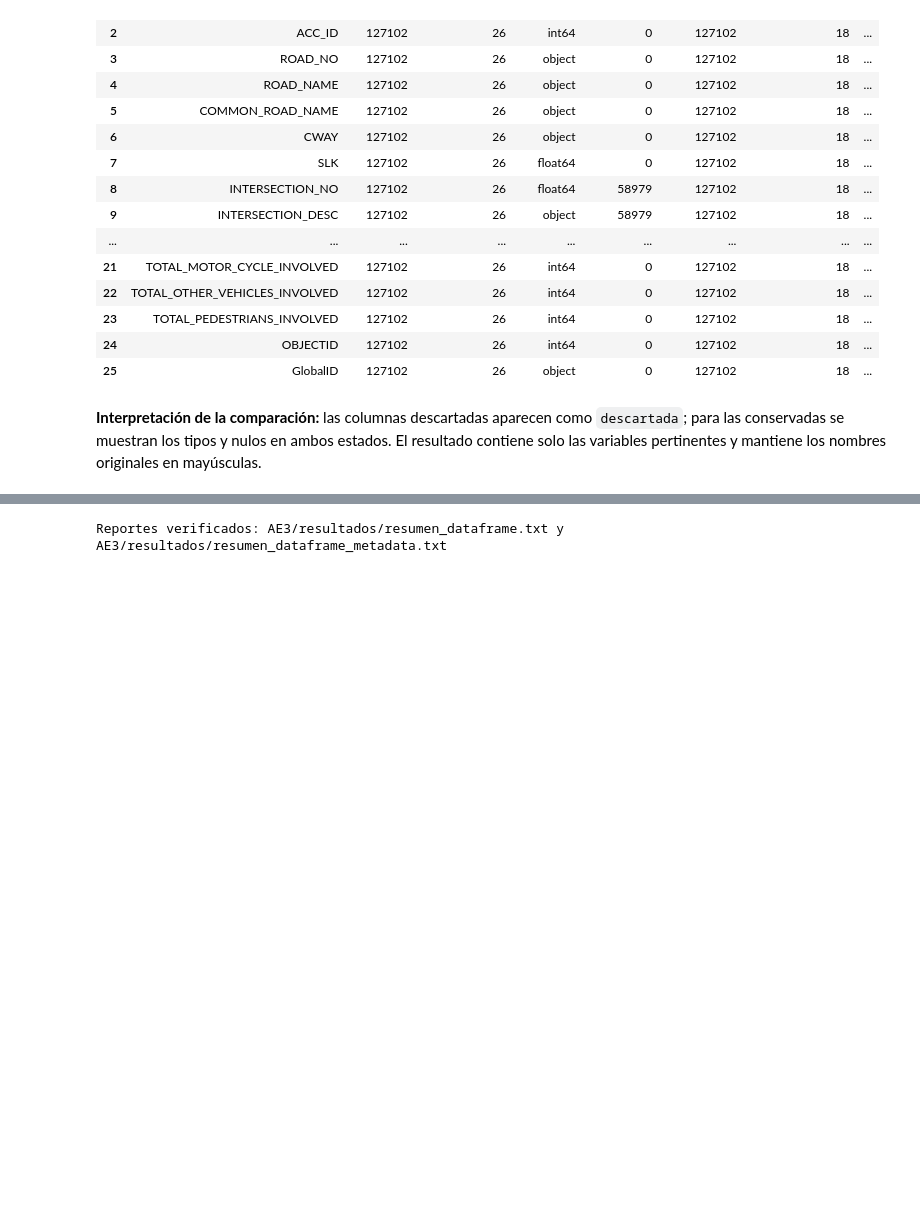
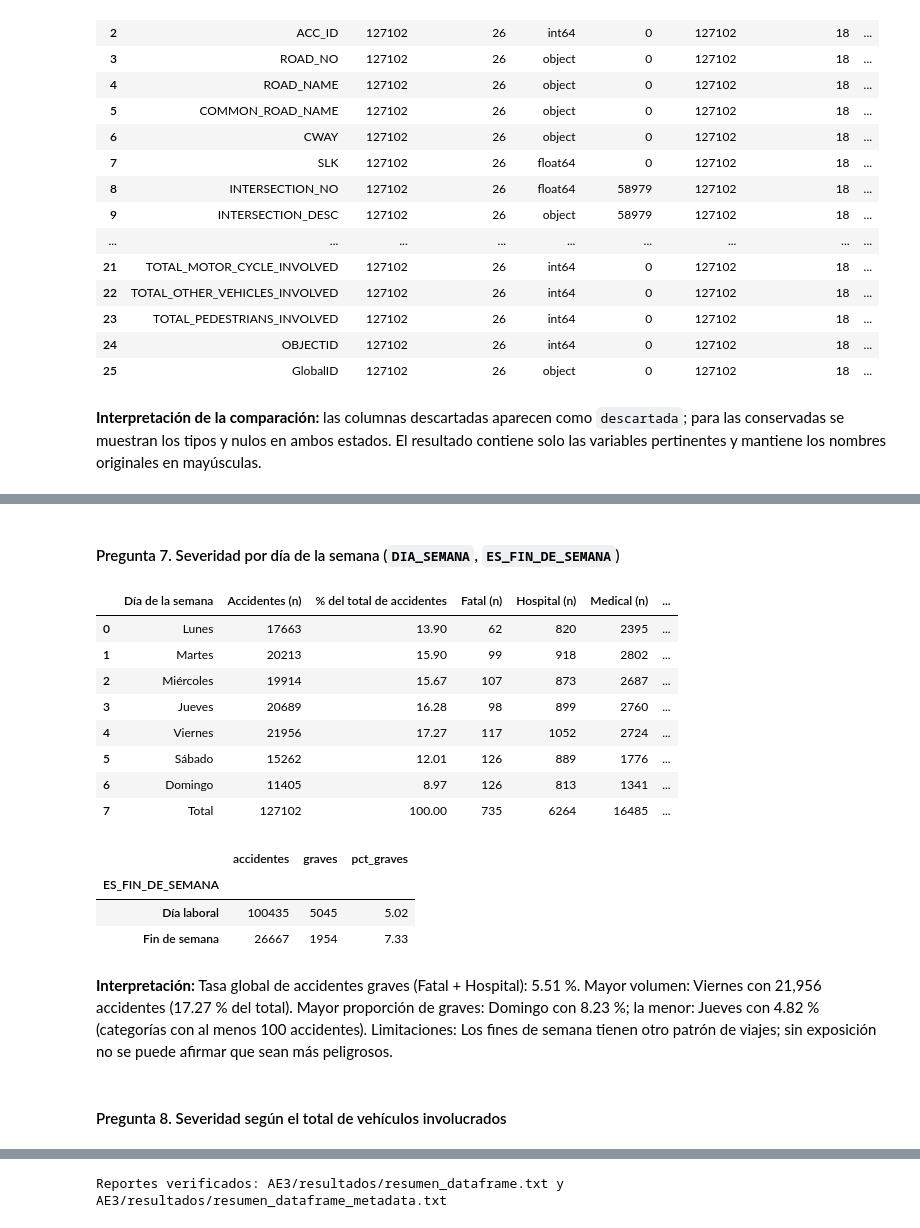
Before and after one commit to juanrenteria-ai/PI_2026_IUD, a Jupyter notebook: AE3/notebooks/AE3_Transformacion_Enriquecimiento.ipynb, the cells around one changed output, grey strips where cells are left out. Saved outputs shown, nothing was run; the diff lists cells and outputs as text; code cells hidden in the pictures; blank space fills up the shorter version.

```diff
--- a/AE3/notebooks/AE3_Transformacion_Enriquecimiento.ipynb
+++ b/AE3/notebooks/AE3_Transformacion_Enriquecimiento.ipynb
@@ -178,0 +355,29 @@ La Persona B agregará aquí las variables derivadas y las tablas de resultados.
+# %% [markdown]
+#### Pregunta 7. Severidad por día de la semana (`DIA_SEMANA`, `ES_FIN_DE_SEMANA`)
+# %%
+display(tablas["tabla_dia_semana"])
+fin_semana = (
+    df_enriquecido.groupby("ES_FIN_DE_SEMANA")["ES_GRAVE"]
+    .agg(accidentes="size", graves="sum")
+    .assign(pct_graves=lambda t: (100 * t["graves"] / t["accidentes"]).round(2))
+    .rename(index={0: "Día laboral", 1: "Fin de semana"})
+)
+display(fin_semana)
+display(Markdown("**Interpretación:** " + enriquecimiento.interpretar_tabla("tabla_dia_semana", tablas["tabla_dia_semana"])))
+# %% [output]
+|  | Día de la semana | Accidentes (n) | % del total de accidentes | Fatal (n) | Hospital (n) | Medical (n) | ... |
+| 0 | Lunes | 17663 | 13.90 | 62 | 820 | 2395 | ... |
+| 1 | Martes | 20213 | 15.90 | 99 | 918 | 2802 | ... |
+| 2 | Miércoles | 19914 | 15.67 | 107 | 873 | 2687 | ... |
+| 3 | Jueves | 20689 | 16.28 | 98 | 899 | 2760 | ... |
+| 4 | Viernes | 21956 | 17.27 | 117 | 1052 | 2724 | ... |
+| 5 | Sábado | 15262 | 12.01 | 126 | 889 | 1776 | ... |
+| 6 | Domingo | 11405 | 8.97 | 126 | 813 | 1341 | ... |
+| 7 | Total | 127102 | 100.00 | 735 | 6264 | 16485 | ... |
+|  | accidentes | graves | pct_graves |
+| ES_FIN_DE_SEMANA |  |  |  |
+| Día laboral | 100435 | 5045 | 5.02 |
+| Fin de semana | 26667 | 1954 | 7.33 |
+**Interpretación:** Tasa global de accidentes graves (Fatal + Hospital): 5.51 %. Mayor volumen: Viernes con 21,956 accidentes (17.27 % del total). Mayor proporción de graves: Domingo con 8.23 %; la menor: Jueves con 4.82 % (categorías con al menos 100 accidentes). Limitaciones: Los fines de semana tienen otro patrón de viajes; sin exposición no se puede afirmar que sean más peligrosos.
+# %% [markdown]
+#### Pregunta 8. Severidad según el total de vehículos involucrados
```
Also changed, not shown: parts of 32 cells of this notebook, 6 other files.
